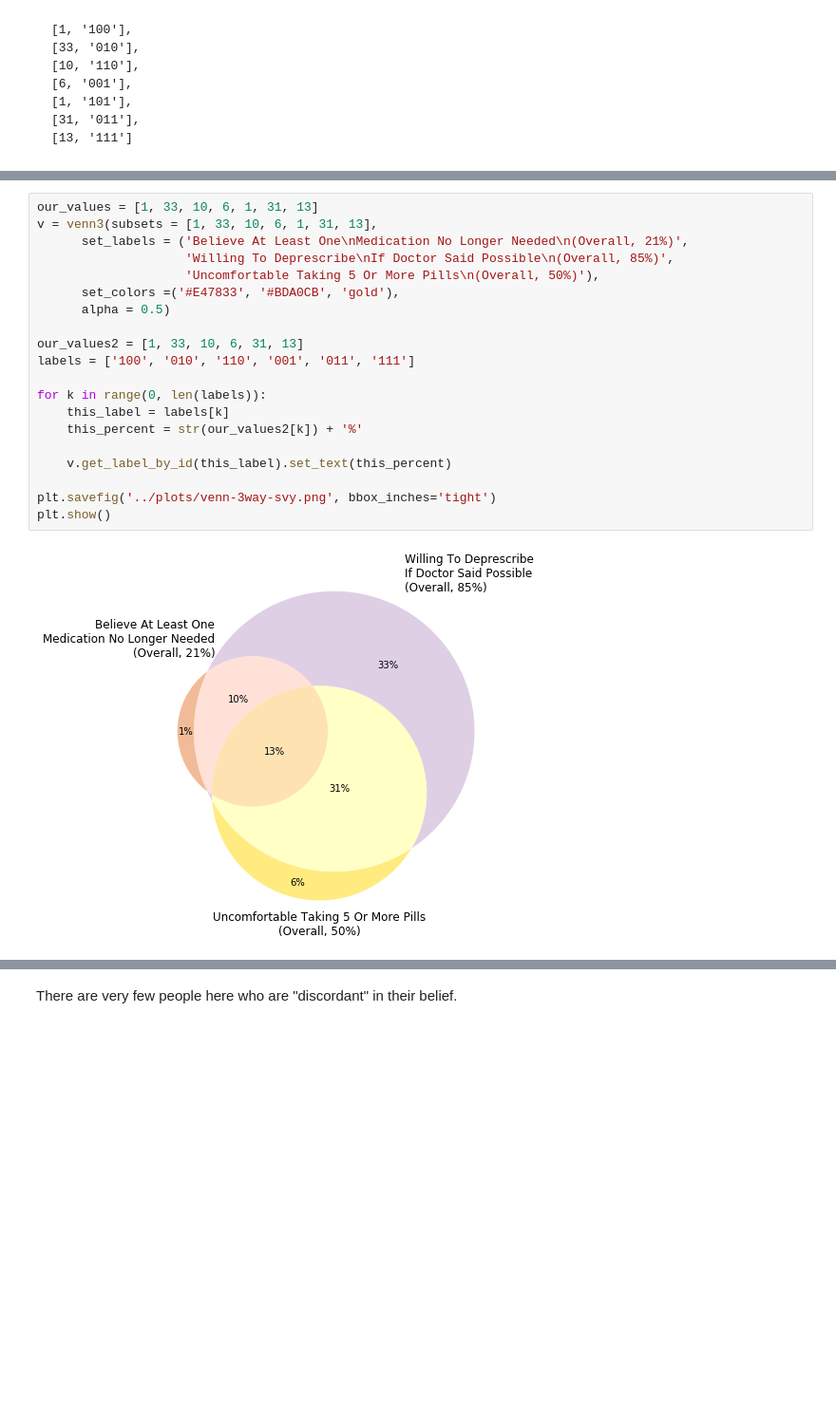
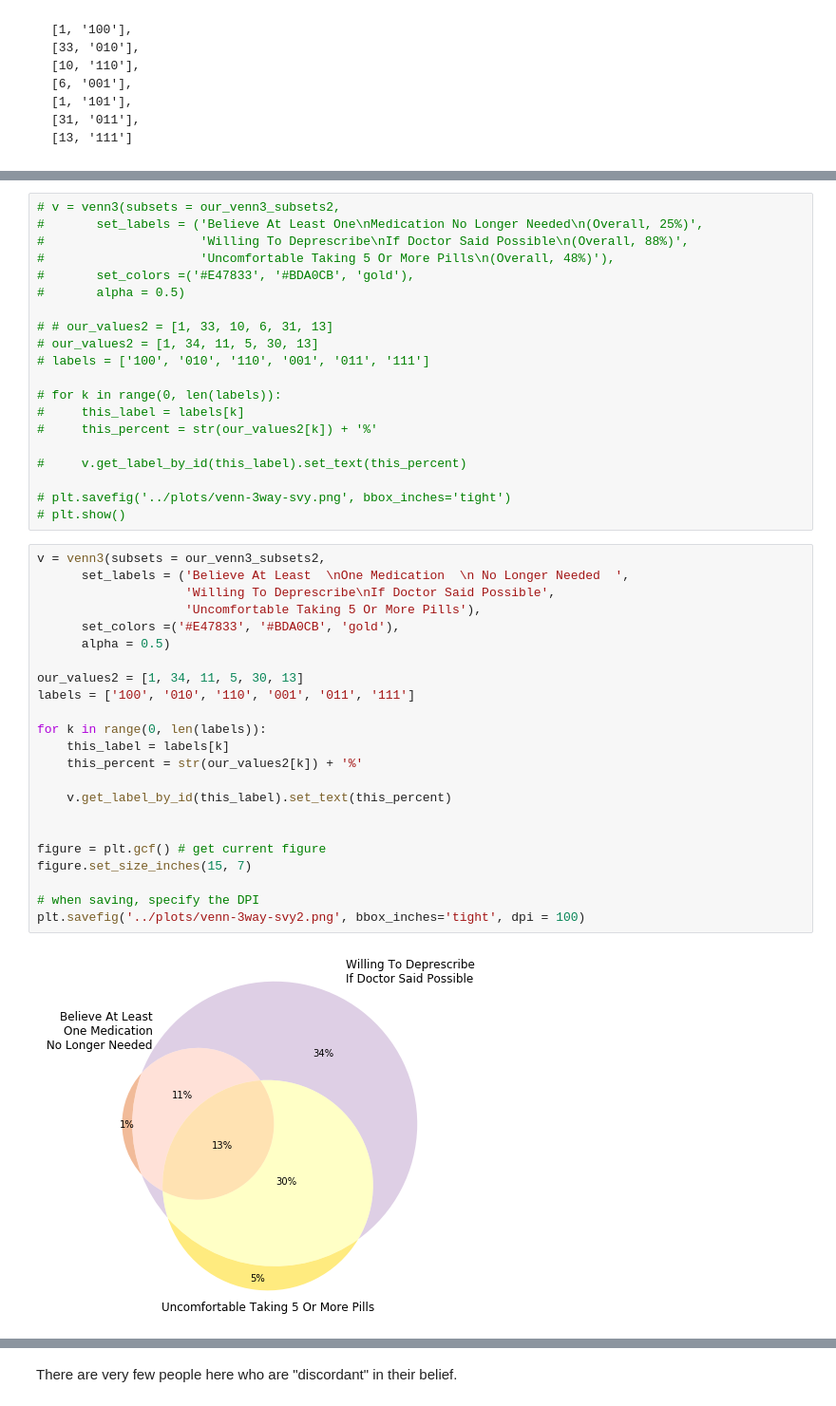
Before and after one commit to geriatricsresearch/rp3-aim3-medication-attitudes, a Jupyter notebook: scripts/4b-venn-diagrams.ipynb, the cells around one changed output, grey strips where cells are left out. Shown: that part at 95% size. Saved outputs shown, nothing was run; the diff lists cells and outputs as text; blank space fills up the shorter version.

```diff
--- a/scripts/4b-venn-diagrams.ipynb
+++ b/scripts/4b-venn-diagrams.ipynb
@@ -768,22 +853,45 @@ plt.show()
 # %%
-our_values = [1, 33, 10, 6, 1, 31, 13]
-v = venn3(subsets = [1, 33, 10, 6, 1, 31, 13],
-      set_labels = ('Believe At Least One\nMedication No Longer Needed\n(Overall, 21%)',
-                    'Willing To Deprescribe\nIf Doctor Said Possible\n(Overall, 85%)',
-                    'Uncomfortable Taking 5 Or More Pills\n(Overall, 50%)'),
-      set_colors =('#E47833', '#BDA0CB', 'gold'),
-      alpha = 0.5)
+# v = venn3(subsets = our_venn3_subsets2,
+#       set_labels = ('Believe At Least One\nMedication No Longer Needed\n(Overall, 25%)',
+#                     'Willing To Deprescribe\nIf Doctor Said Possible\n(Overall, 88%)',
+#                     'Uncomfortable Taking 5 Or More Pills\n(Overall, 48%)'),
+#       set_colors =('#E47833', '#BDA0CB', 'gold'),
+#       alpha = 0.5)
 
-our_values2 = [1, 33, 10, 6, 31, 13]
-labels = ['100', '010', '110', '001', '011', '111']
+# # our_values2 = [1, 33, 10, 6, 31, 13]
+# our_values2 = [1, 34, 11, 5, 30, 13]
+# labels = ['100', '010', '110', '001', '011', '111']
 
-for k in range(0, len(labels)):
-    this_label = labels[k]
-    this_percent = str(our_values2[k]) + '%'
+# for k in range(0, len(labels)):
+#     this_label = labels[k]
+#     this_percent = str(our_values2[k]) + '%'
 
-    v.get_label_by_id(this_label).set_text(this_percent)
+#     v.get_label_by_id(this_label).set_text(this_percent)
 
-plt.savefig('../plots/venn-3way-svy.png', bbox_inches='tight')
-plt.show()
+# plt.savefig('../plots/venn-3way-svy.png', bbox_inches='tight')
+# plt.show()
-# %% [output]
-[figure, removed]
+# %%
+v = venn3(subsets = our_venn3_subsets2,
+      set_labels = ('Believe At Least  \nOne Medication  \n No Longer Needed  ',
+                    'Willing To Deprescribe\nIf Doctor Said Possible',
+                    'Uncomfortable Taking 5 Or More Pills'),
+      set_colors =('#E47833', '#BDA0CB', 'gold'),
+      alpha = 0.5)
+
+our_values2 = [1, 34, 11, 5, 30, 13]
+labels = ['100', '010', '110', '001', '011', '111']
+
+for k in range(0, len(labels)):
+    this_label = labels[k]
+    this_percent = str(our_values2[k]) + '%'
+
+    v.get_label_by_id(this_label).set_text(this_percent)
+
+
+figure = plt.gcf() # get current figure
+figure.set_size_inches(15, 7)
+
+# when saving, specify the DPI
+plt.savefig('../plots/venn-3way-svy2.png', bbox_inches='tight', dpi = 100)
+# %% [output]
+[figure, added]
```
Also changed, not shown: parts of 39 cells of this notebook, 29 other files.
